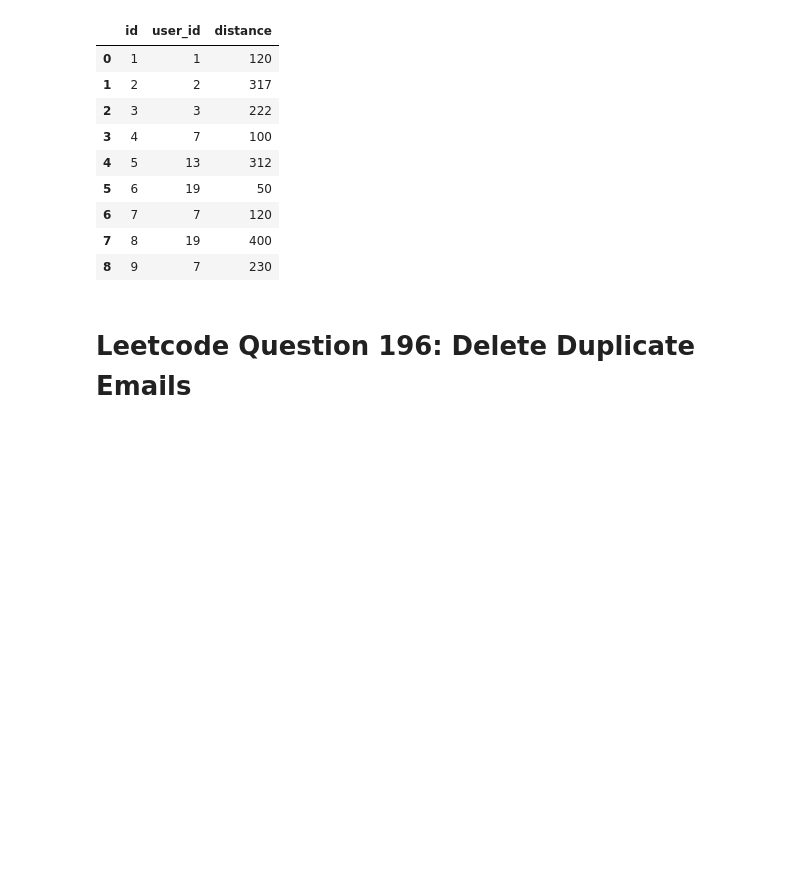
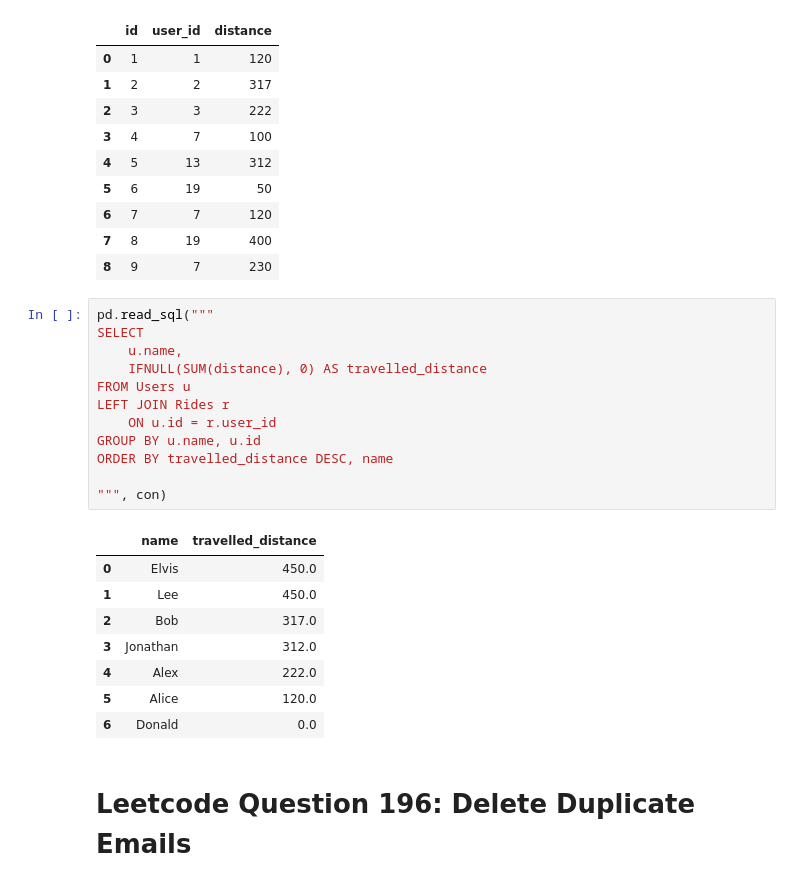
Before and after one commit to DanialArab/SQL, a Jupyter notebook: Leetcode_Database_Questions.ipynb, the cells around one changed output. Saved outputs shown, nothing was run; the diff lists cells and outputs as text; blank space fills up the shorter version.

```diff
--- a/Leetcode_Database_Questions.ipynb
+++ b/Leetcode_Database_Questions.ipynb
@@ -2598,6 +2599,27 @@ FROM Rides
 | 6 | 7 | 7 | 120 |
 | 7 | 8 | 19 | 400 |
 | 8 | 9 | 7 | 230 |
+# %%
+pd.read_sql("""
+SELECT
+    u.name,
+    IFNULL(SUM(distance), 0) AS travelled_distance
+FROM Users u
+LEFT JOIN Rides r
+    ON u.id = r.user_id
+GROUP BY u.name, u.id
+ORDER BY travelled_distance DESC, name
+
+""", con)
+# %% [output]
+|  | name | travelled_distance |
+| 0 | Elvis | 450.0 |
+| 1 | Lee | 450.0 |
+| 2 | Bob | 317.0 |
+| 3 | Jonathan | 312.0 |
+| 4 | Alex | 222.0 |
+| 5 | Alice | 120.0 |
+| 6 | Donald | 0.0 |
 # %% [markdown]
 # Leetcode Question 196: Delete Duplicate Emails
 # %%
```
Also changed, not shown: parts of 1 cell of this notebook.
